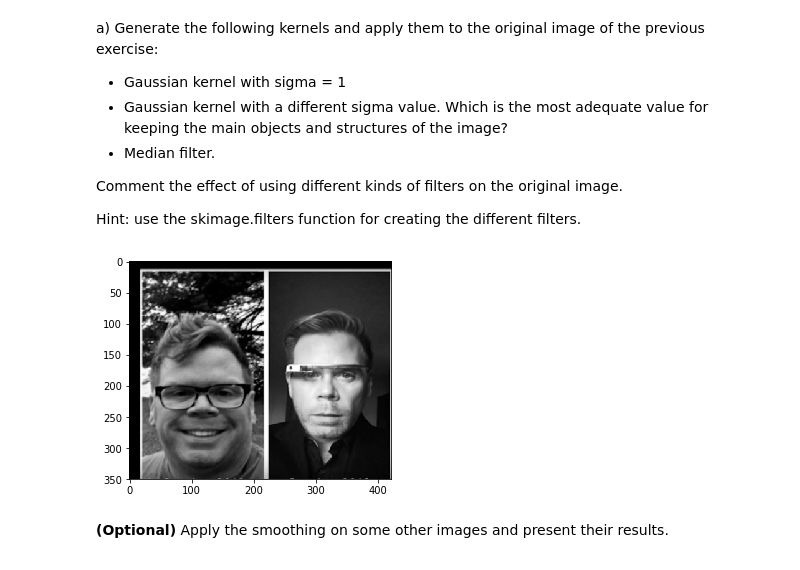
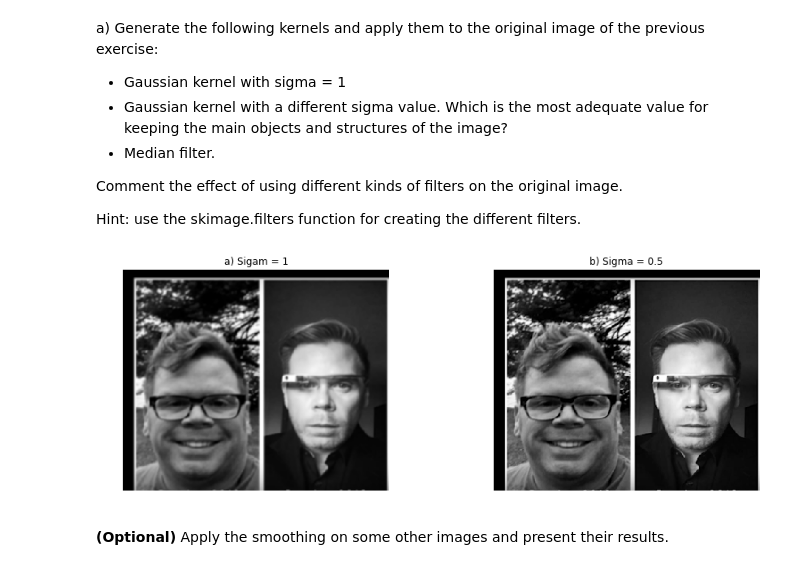
Before and after one commit to thefogui/Practica2Va, a Jupyter notebook: p2.ipynb, the cells around one changed output. Cells and saved outputs as stored; diff of their text form; code cells hidden in the pictures.

```diff
--- a/p2.ipynb
+++ b/p2.ipynb
@@ -220,20 +275,21 @@ a) Generate the following kernels and apply them to the original image of the pr
 Comment the effect of using different kinds of filters on the original image.
 
 Hint: use the skimage.filters function for creating the different filters.
-# %%
-from skimage.filters import gaussian
-
-face = rgb2gray(rgba2rgb(io.imread('images/face.png')))
-
-sigma1 = gaussian(face, sigma=1)
-plt.imshow(sigma1, cmap="gray")
-
-sigma2 = gaussian(face, sigma=0.5)
-plt.imshow(sigma2, cmap="gray")
-
-plt.show()
-# %% [output]
-[figure, removed]
+# %%
+from skimage.filters import gaussian
+
+face = rgb2gray(rgba2rgb(io.imread('images/face.png')))
+titles = ['a) Sigam = 1', 'b) Sigma = 0.5']
+sigma = [1, 0.1]
+fig, axs = plt.subplots(nrows=1, ncols=2, figsize=(15, 5))
+for i, ax in zip(range(2), axs):
+    tmp_img = gaussian(face, sigma=sigma[i])
+    ax.set_title(titles[i])
+    ax.set_axis_off()
+    ax.imshow(tmp_img, cmap="gray")
+plt.show()
+# %% [output]
+[figure, added]
 # %% [markdown]
 **(Optional)** Apply the smoothing on some other images and present their results.
 # %% [markdown]
```
Also changed, not shown: parts of 12 cells of this notebook.
